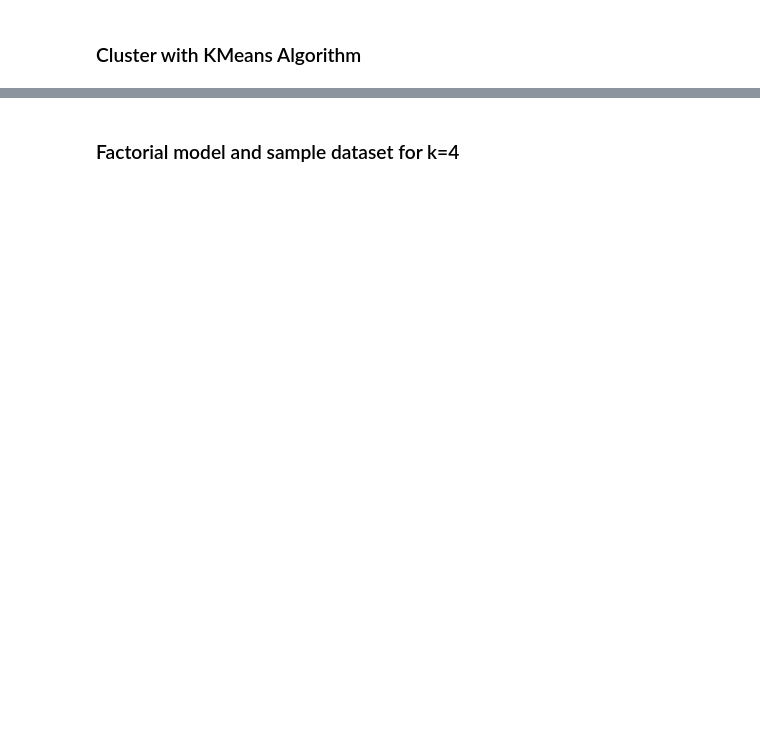
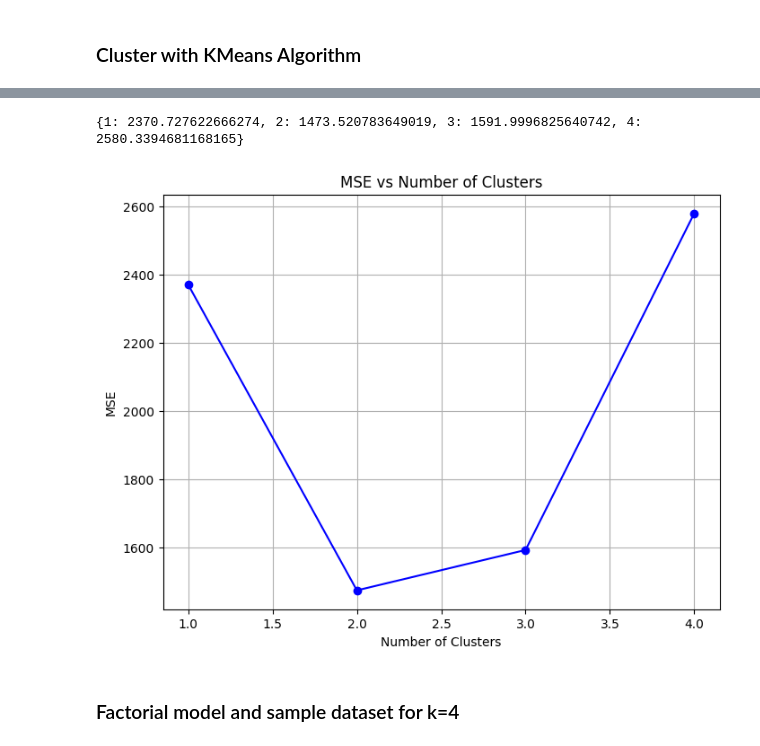
Before and after one commit to qc2321/causal-factorial, a Jupyter notebook: lasso_josh.ipynb, the cells around one changed output, grey strips where cells are left out. Cells and saved outputs as stored; diff of their text form; code cells hidden in the pictures; blank space fills up the shorter version.

```diff
--- a/lasso_josh.ipynb
+++ b/lasso_josh.ipynb
@@ -162,3 +168,25 @@ Clusters for each combination: [2 2 2 3 0 3 1 4]
+# %%
+
+import matplotlib.pyplot as plt
+print(values)
+x = list(values.keys())
+y = list(values.values())
+plt.figure(figsize=(8, 6))  # Optional: specify the figure size
+plt.plot(x, y, marker='o', linestyle='-', color='b')  # Plot with line and markers
+
+# Add title and labels
+plt.title('MSE vs Number of Clusters')
+plt.xlabel('Number of Clusters')
+plt.ylabel('MSE')
+
+# Optional: Add grid for better readability
+plt.grid(True)
+
+# Show the plot
+plt.show()
+# %% [output]
+{1: 2370.727622666274, 2: 1473.520783649019, 3: 1591.9996825640742, 4: 2580.3394681168165}
+[figure, added]
 # %% [markdown]
 ### Factorial model and sample dataset for k=4
 # %%
```
Also changed, not shown: parts of 8 cells of this notebook, 1 other file.
